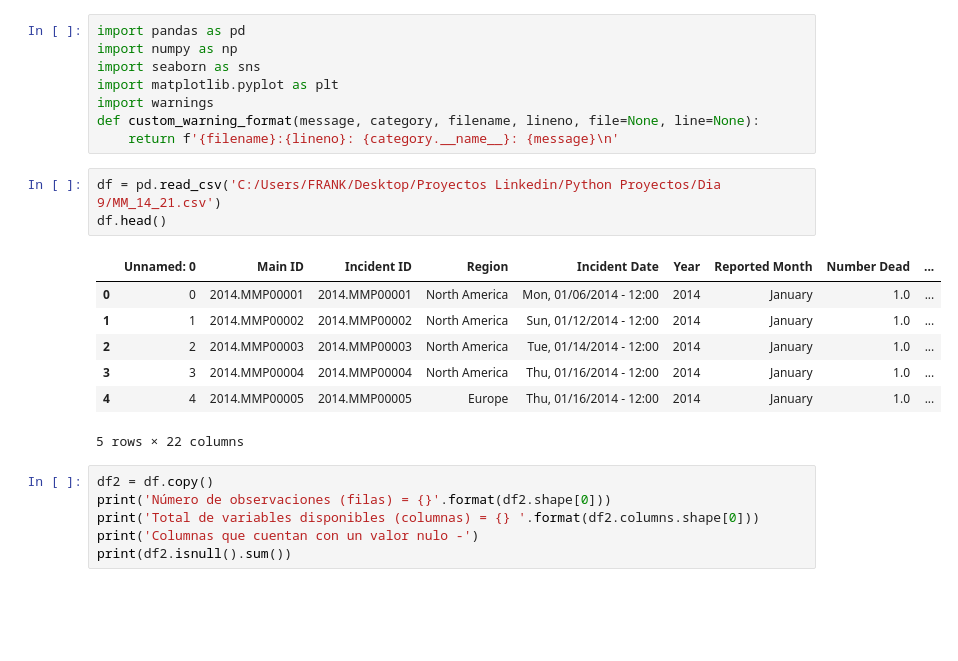
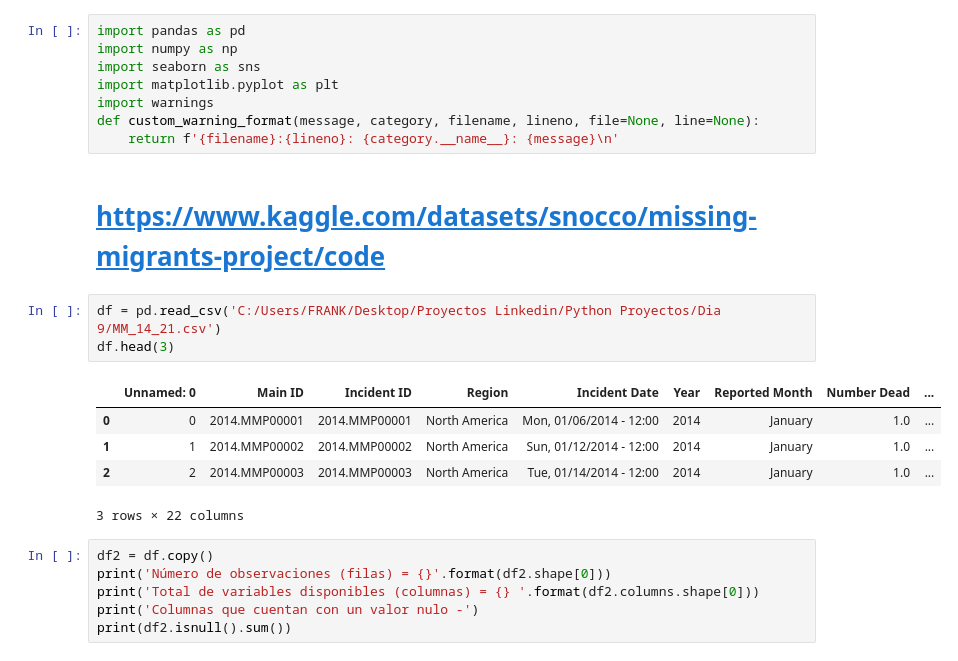
Before and after one commit to FrankRomeroT/H-bito, a Jupyter notebook: Dia 9/desaparecidos.ipynb, the cells around one changed output. Drawn from its saved outputs; the diff is of its cells as text; blank space fills up the shorter version.

```diff
--- a/Dia 9/desaparecidos.ipynb
+++ b/Dia 9/desaparecidos.ipynb
@@ -6,17 +6,17 @@ import matplotlib.pyplot as plt
 import warnings
 def custom_warning_format(message, category, filename, lineno, file=None, line=None):
     return f'{filename}:{lineno}: {category.__name__}: {message}\n'
+# %% [markdown]
+# https://www.kaggle.com/datasets/snocco/missing-migrants-project/code
 # %%
 df = pd.read_csv('C:/Users/FRANK/Desktop/Proyectos Linkedin/Python Proyectos/Dia 9/MM_14_21.csv')
-df.head()
+df.head(3)
 # %% [output]
 |  | Unnamed: 0 | Main ID | Incident ID | Region | Incident Date | Year | Reported Month | Number Dead | ... |
 | 0 | 0 | 2014.MMP00001 | 2014.MMP00001 | North America | Mon, 01/06/2014 - 12:00 | 2014 | January | 1.0 | ... |
 | 1 | 1 | 2014.MMP00002 | 2014.MMP00002 | North America | Sun, 01/12/2014 - 12:00 | 2014 | January | 1.0 | ... |
 | 2 | 2 | 2014.MMP00003 | 2014.MMP00003 | North America | Tue, 01/14/2014 - 12:00 | 2014 | January | 1.0 | ... |
-| 3 | 3 | 2014.MMP00004 | 2014.MMP00004 | North America | Thu, 01/16/2014 - 12:00 | 2014 | January | 1.0 | ... |
-| 4 | 4 | 2014.MMP00005 | 2014.MMP00005 | Europe | Thu, 01/16/2014 - 12:00 | 2014 | January | 1.0 | ... |
-5 rows × 22 columns
+3 rows × 22 columns
 # %%
 df2 = df.copy()
 print('Número de observaciones (filas) = {}'.format(df2.shape[0]))
```
Also changed, not shown: parts of 21 cells of this notebook, 1 other file.
